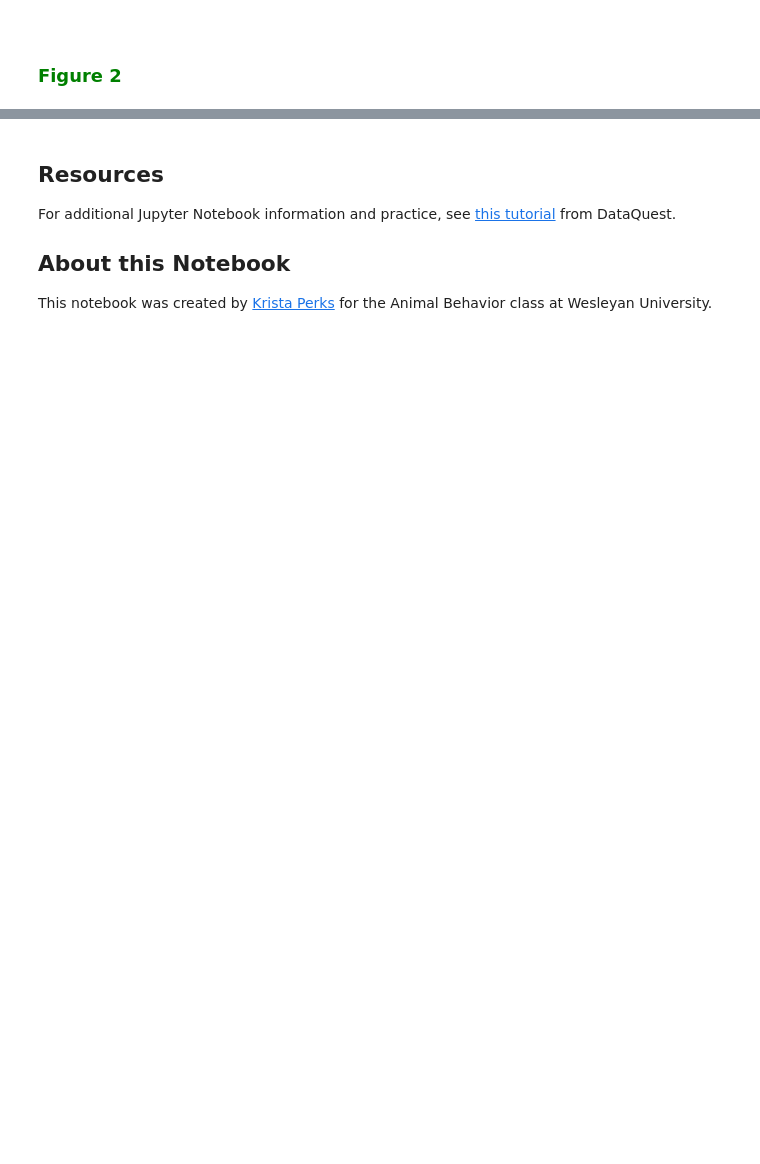
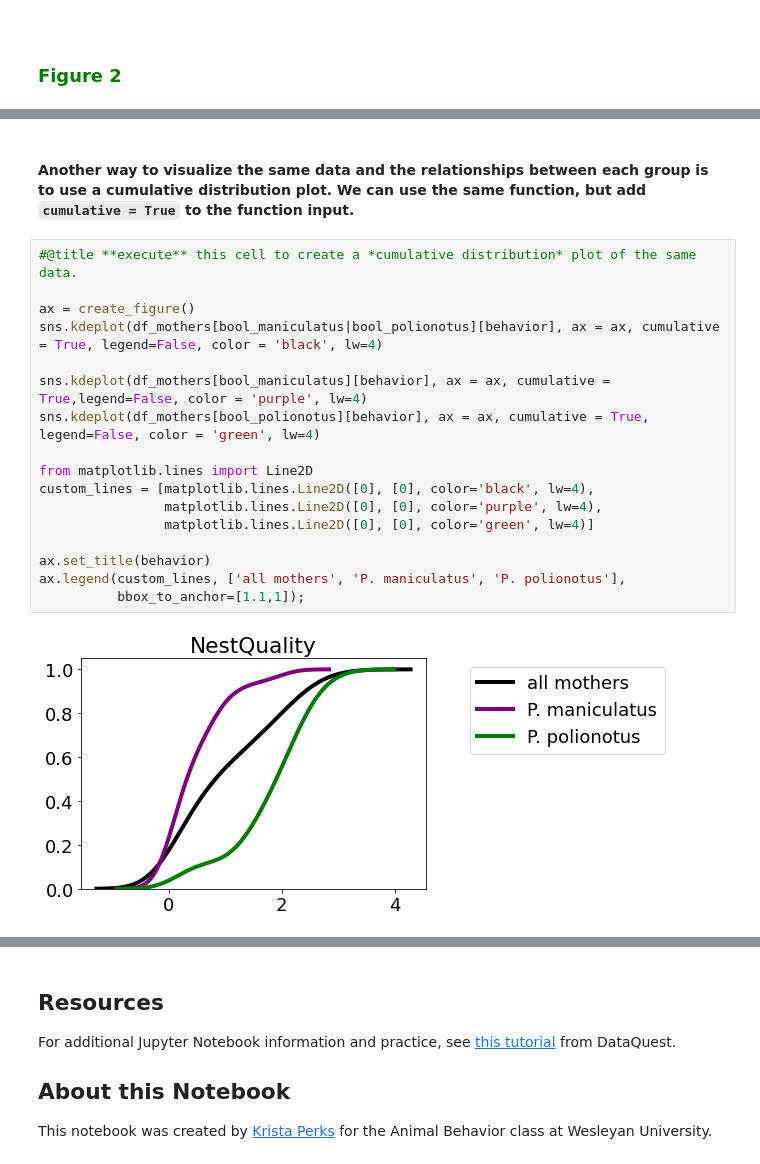
Before and after one commit to neurologic/AnimalBehavior_SP2021, a Jupyter notebook: EvolutionParentalBehavior/EvolutionParentalCare_Bendeskyetal_2017.ipynb, the cells around one changed output, grey strips where cells are left out. Cells and saved outputs as stored; diff of their text form; blank space fills up the shorter version.

````diff
--- a/EvolutionParentalBehavior/EvolutionParentalCare_Bendeskyetal_2017.ipynb
+++ b/EvolutionParentalBehavior/EvolutionParentalCare_Bendeskyetal_2017.ipynb
@@ -109,0 +332,21 @@ plt.scatter(df_NestQuality['P. polionotus mothers'].dropna(),
+# %% [markdown]
+#### Another way to visualize the same data and the relationships between each group is to use a **cumulative distribution** plot. We can use the same function, but add ``` cumulative = True ``` to the function input. <br>
+# %%
+#@title **execute** this cell to create a *cumulative distribution* plot of the same data.
+
+ax = create_figure()
+sns.kdeplot(df_mothers[bool_maniculatus|bool_polionotus][behavior], ax = ax, cumulative = True, legend=False, color = 'black', lw=4)
+
+sns.kdeplot(df_mothers[bool_maniculatus][behavior], ax = ax, cumulative = True,legend=False, color = 'purple', lw=4)
+sns.kdeplot(df_mothers[bool_polionotus][behavior], ax = ax, cumulative = True, legend=False, color = 'green', lw=4)
+
+from matplotlib.lines import Line2D
+custom_lines = [matplotlib.lines.Line2D([0], [0], color='black', lw=4),
+                matplotlib.lines.Line2D([0], [0], color='purple', lw=4),
+                matplotlib.lines.Line2D([0], [0], color='green', lw=4)]
+
+ax.set_title(behavior)
+ax.legend(custom_lines, ['all mothers', 'P. maniculatus', 'P. polionotus'],
+          bbox_to_anchor=[1.1,1]);
+# %% [output]
+[figure, added]
````
Also changed, not shown: parts of 51 cells of this notebook, 2 other files.
